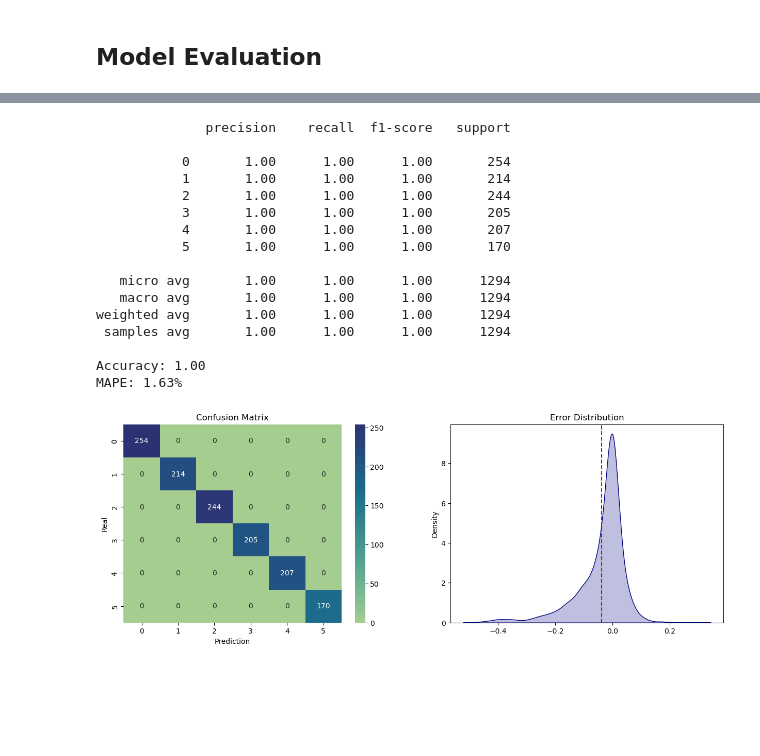
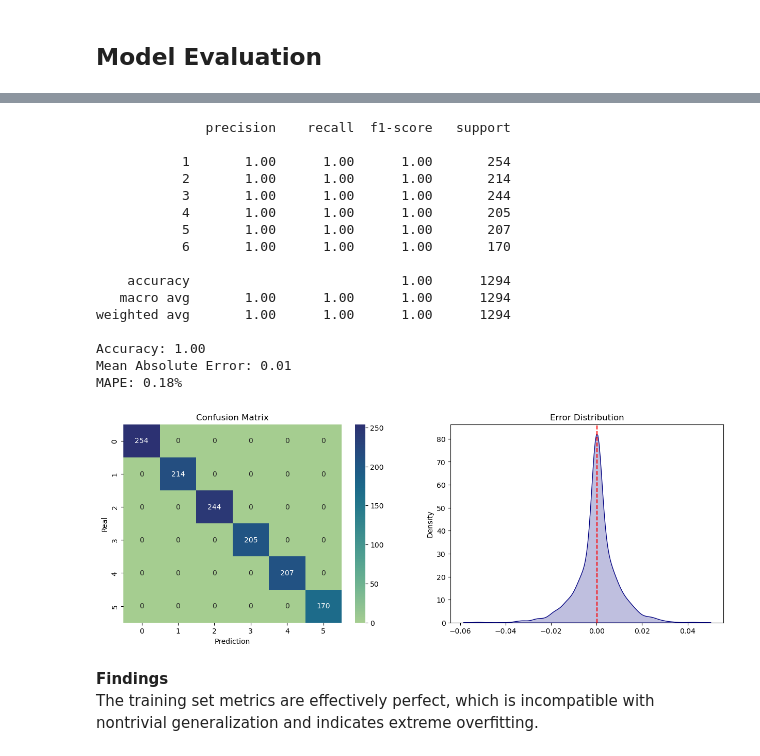
Before and after one commit to Rubenvalrom/Multilabel-Baldness-Classification, a Jupyter notebook: notebook.ipynb, the cells around one changed output, grey strips where cells are left out. Drawn from its saved outputs; the diff is of its cells as text; code cells hidden in the pictures; blank space fills up the shorter version.

```diff
--- a/notebook.ipynb
+++ b/notebook.ipynb
@@ -539,18 +780,18 @@ MAPE: 8.59%
 # %%
-X_val_tensor = torch.load('data/valid/X_val_data.pt')
-y_val_tensor = torch.load('data/valid/y_val_data.pt')
+# Load validation tensors
+X_val_tensor = torch.load('data/valid/X_val_data.pt').to(device)
+y_val_tensor = torch.load('data/valid/y_val_data.pt').to(device)
+
 X_val_tensor = normalize(X_val_tensor)
-
-X_val_tensor = X_val_tensor.to(device)
-y_val_tensor = y_val_tensor.to(device)
 
 with torch.inference_mode():
     Model.eval()
-    logits = Model(X_val_tensor)
+    logits_val = Model(X_val_tensor)
 
-evaluate_model(y_eval=y_val_tensor, logits_pred=logits)
+evaluate_model(y_eval=y_val_tensor, logits_pred=logits_val)
 
-del X_val_tensor, y_val_tensor
+# Clear memory
+del X_val_tensor, y_val_tensor, logits_val
 torch.cuda.empty_cache()
 # %% [output]
               precision    recall  f1-score   support
@@ -573,34 +817,46 @@ MAPE: 9.04%
 # %%
-logits_train = torch.tensor([]).to(device)
+# Load training tensors
 X_train_tensor = torch.load('data/train/X_train_data.pt')
 y_train_tensor = torch.load('data/train/y_train_data.pt')
 
+# Normalize training data
+X_train_tensor = normalize(X_train_tensor)
+
+# Create DataLoader for training data since it does not fit in memory all at once
 Train_dataset = TensorDataset(X_train_tensor, y_train_tensor)
 train_loader = torch.utils.data.DataLoader(Train_dataset, batch_size=256, shuffle=False)
+
+# Get model training predictions in batches
+logits_train = torch.tensor([]).to(device)
 
 for x_batch, y_batch in train_loader:
     with torch.inference_mode():
         logits = Model(x_batch.to(device))
         logits_train = torch.cat((logits_train, logits), dim=0)
 
 evaluate_model(y_eval=y_train_tensor, logits_pred=logits_train)
-del X_train_tensor, y_train_tensor
+
+# Clear memory even if is not needed anymore in this notebook, this pc is still used on other tasks
+del X_train_tensor, y_train_tensor, logits_train
 torch.cuda.empty_cache()
 # %% [output]
               precision    recall  f1-score   support
 
-           0       1.00      1.00      1.00       254
-           1       1.00      1.00      1.00       214
-           2       1.00      1.00      1.00       244
-           3       1.00      1.00      1.00       205
-           4       1.00      1.00      1.00       207
-           5       1.00      1.00      1.00       170
+           1       1.00      1.00      1.00       254
+           2       1.00      1.00      1.00       214
+           3       1.00      1.00      1.00       244
+           4       1.00      1.00      1.00       205
+           5       1.00      1.00      1.00       207
+           6       1.00      1.00      1.00       170
 
-   micro avg       1.00      1.00      1.00      1294
+    accuracy                           1.00      1294
    macro avg       1.00      1.00      1.00      1294
 weighted avg       1.00      1.00      1.00      1294
- samples avg       1.00      1.00      1.00      1294
 
 Accuracy: 1.00
-MAPE: 1.63%
+Mean Absolute Error: 0.01
+MAPE: 0.18%
-[figure, old version]
+[figure, new version]
+# %% [markdown]
+**Findings**
+The training set metrics are effectively perfect, which is incompatible with nontrivial generalization and indicates extreme overfitting.
```
Also changed, not shown: parts of 40 cells of this notebook, 2 other files.
